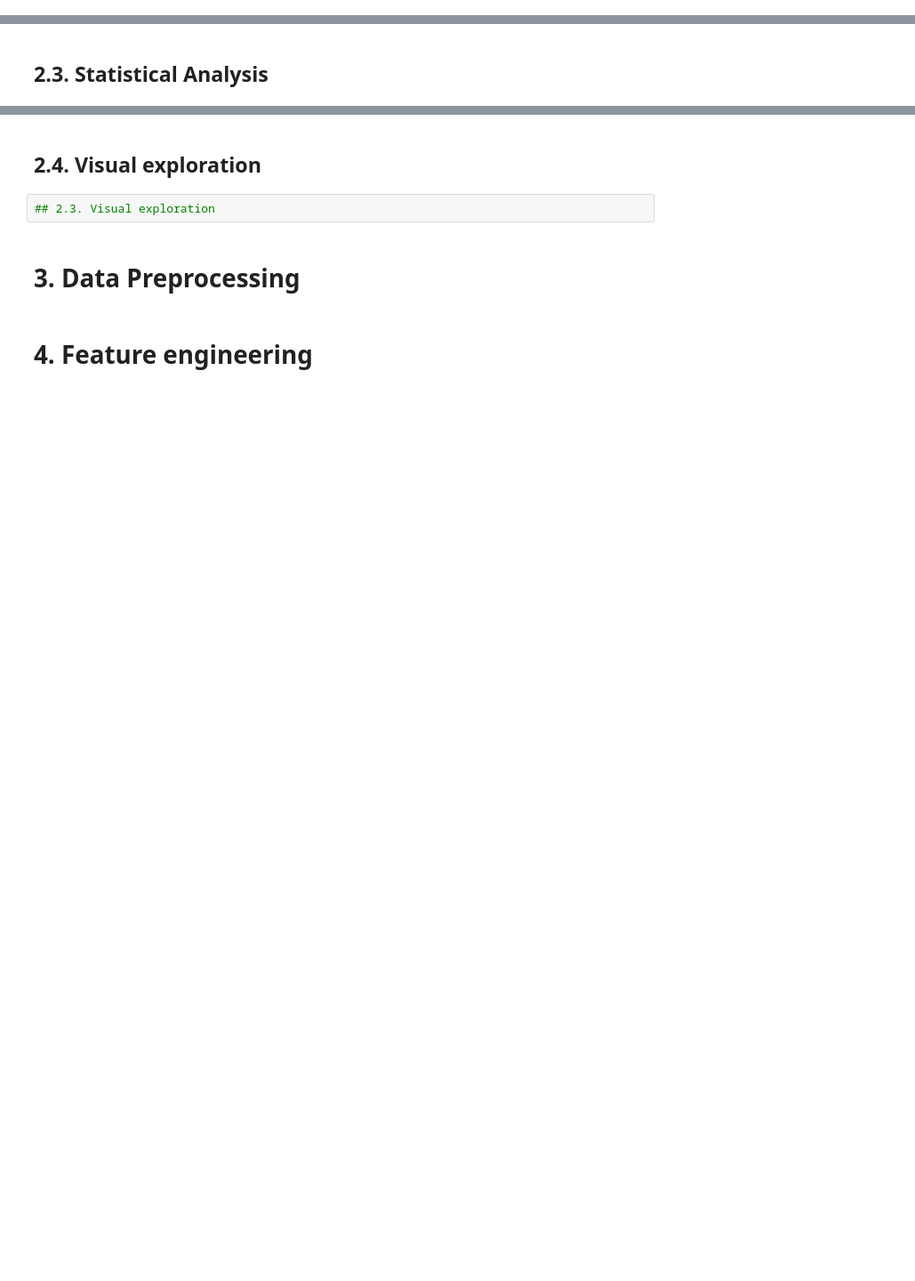
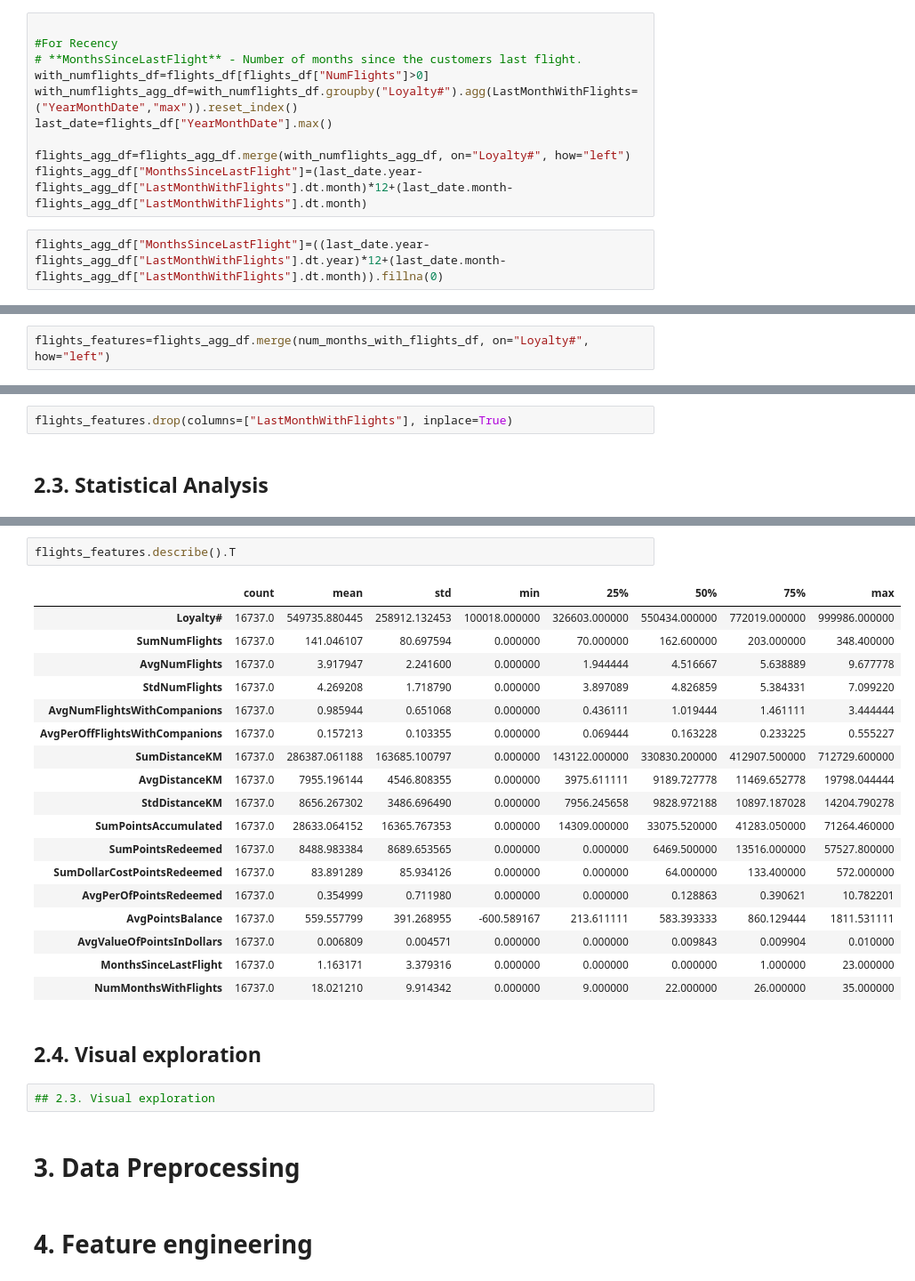
Before and after one commit to kidademoraisaly/Data-Mining, a Jupyter notebook: data_exploration.ipynb, the cells around one changed output, grey strips where cells are left out. Shown at 89% size. Drawn from its saved outputs; the diff is of its cells as text; blank space fills up the shorter version.

Commit message:
Added flight features

```diff
--- a/data_exploration.ipynb
+++ b/data_exploration.ipynb
@@ -429,0 +766,12 @@ memory usage: 2.4+ MB
+# %%
+
+#For Recency
+# **MonthsSinceLastFlight** - Number of months since the customers last flight.
+with_numflights_df=flights_df[flights_df["NumFlights"]>0]
+with_numflights_agg_df=with_numflights_df.groupby("Loyalty#").agg(LastMonthWithFlights=("YearMonthDate","max")).reset_index()
+last_date=flights_df["YearMonthDate"].max()
+
+flights_agg_df=flights_agg_df.merge(with_numflights_agg_df, on="Loyalty#", how="left")
+flights_agg_df["MonthsSinceLastFlight"]=(last_date.year-flights_agg_df["LastMonthWithFlights"].dt.month)*12+(last_date.month-flights_agg_df["LastMonthWithFlights"].dt.month)
+# %%
+flights_agg_df["MonthsSinceLastFlight"]=((last_date.year-flights_agg_df["LastMonthWithFlights"].dt.year)*12+(last_date.month-flights_agg_df["LastMonthWithFlights"].dt.month)).fillna(0)
@@ -429,0 +794,2 @@ memory usage: 2.4+ MB
+# %%
+flights_features=flights_agg_df.merge(num_months_with_flights_df, on="Loyalty#", how="left")
@@ -430,3 +812,5 @@ memory usage: 2.4+ MB
+# %%
+flights_features.drop(columns=["LastMonthWithFlights"], inplace=True)
 # %% [markdown]
 ## 2.3. Statistical Analysis
 # %%
@@ -444,3 +827,24 @@ customers_df.describe().T
+# %%
+flights_features.describe().T
+# %% [output]
+|  | count | mean | std | min | 25% | 50% | 75% | max |
+| Loyalty# | 16737.0 | 549735.880445 | 258912.132453 | 100018.000000 | 326603.000000 | 550434.000000 | 772019.000000 | 999986.000000 |
+| SumNumFlights | 16737.0 | 141.046107 | 80.697594 | 0.000000 | 70.000000 | 162.600000 | 203.000000 | 348.400000 |
+| AvgNumFlights | 16737.0 | 3.917947 | 2.241600 | 0.000000 | 1.944444 | 4.516667 | 5.638889 | 9.677778 |
+| StdNumFlights | 16737.0 | 4.269208 | 1.718790 | 0.000000 | 3.897089 | 4.826859 | 5.384331 | 7.099220 |
+| AvgNumFlightsWithCompanions | 16737.0 | 0.985944 | 0.651068 | 0.000000 | 0.436111 | 1.019444 | 1.461111 | 3.444444 |
+| AvgPerOffFlightsWithCompanions | 16737.0 | 0.157213 | 0.103355 | 0.000000 | 0.069444 | 0.163228 | 0.233225 | 0.555227 |
+| SumDistanceKM | 16737.0 | 286387.061188 | 163685.100797 | 0.000000 | 143122.000000 | 330830.200000 | 412907.500000 | 712729.600000 |
+| AvgDistanceKM | 16737.0 | 7955.196144 | 4546.808355 | 0.000000 | 3975.611111 | 9189.727778 | 11469.652778 | 19798.044444 |
+| StdDistanceKM | 16737.0 | 8656.267302 | 3486.696490 | 0.000000 | 7956.245658 | 9828.972188 | 10897.187028 | 14204.790278 |
+| SumPointsAccumulated | 16737.0 | 28633.064152 | 16365.767353 | 0.000000 | 14309.000000 | 33075.520000 | 41283.050000 | 71264.460000 |
+| SumPointsRedeemed | 16737.0 | 8488.983384 | 8689.653565 | 0.000000 | 0.000000 | 6469.500000 | 13516.000000 | 57527.800000 |
+| SumDollarCostPointsRedeemed | 16737.0 | 83.891289 | 85.934126 | 0.000000 | 0.000000 | 64.000000 | 133.400000 | 572.000000 |
+| AvgPerOfPointsRedeemed | 16737.0 | 0.354999 | 0.711980 | 0.000000 | 0.000000 | 0.128863 | 0.390621 | 10.782201 |
+| AvgPointsBalance | 16737.0 | 559.557799 | 391.268955 | -600.589167 | 213.611111 | 583.393333 | 860.129444 | 1811.531111 |
+| AvgValueOfPointsInDollars | 16737.0 | 0.006809 | 0.004571 | 0.000000 | 0.000000 | 0.009843 | 0.009904 | 0.010000 |
+| MonthsSinceLastFlight | 16737.0 | 1.163171 | 3.379316 | 0.000000 | 0.000000 | 0.000000 | 1.000000 | 23.000000 |
+| NumMonthsWithFlights | 16737.0 | 18.021210 | 9.914342 | 0.000000 | 9.000000 | 22.000000 | 26.000000 | 35.000000 |
 # %% [markdown]
 ## 2.4. Visual exploration
 # %%
```
Also changed, not shown: parts of 48 cells of this notebook.
